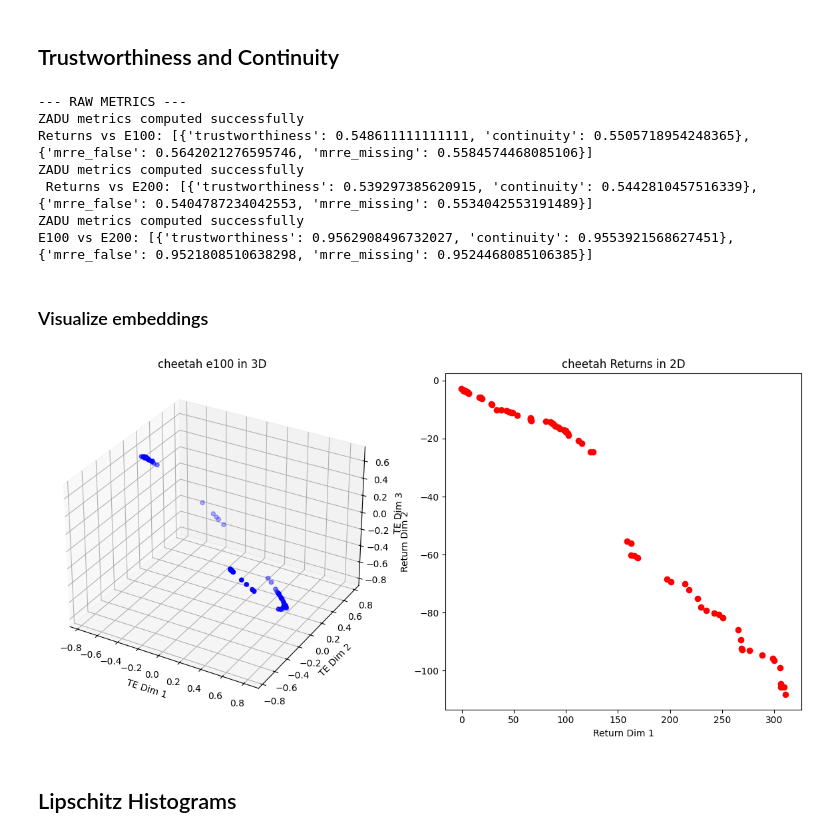
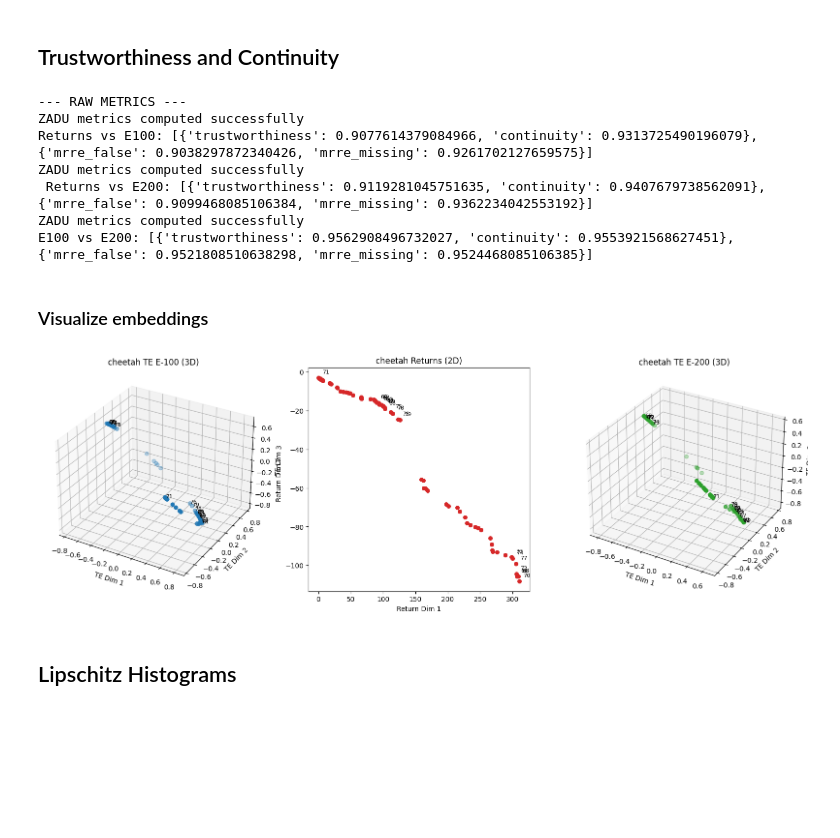
Before and after one commit to ffelten/Behavior-vs-Objective-Space, a Jupyter notebook: analysis_cheetah.ipynb, the cells around one changed output. Cells and saved outputs as stored; diff of their text form; code cells hidden in the pictures; blank space fills up the shorter version.

Commit message:
updated cheetah analysis

```diff
--- a/analysis_cheetah.ipynb
+++ b/analysis_cheetah.ipynb
@@ -14,7 +14,7 @@ import os
 # %%
 #get trajectories for morld from json files
 #only if they end with .json
-returns = get_pareto_front("trajectories/morld/mo-halfcheetah-v4_100steps")
+returns = get_pareto_front("trajectories/morld/mo-halfcheetah-v4_100steps", pareto_size=80)
 all_t_emb_e200 = []
 path=f'trajectories/morld/mo-halfcheetah-v4_100steps/mo-halfcheetah-v4_100steps_3D_l2_embeddings_e200_ts100.json'
 with open(path, "r") as f:
@@ -47,37 +67,66 @@ print("E100 vs E200:", compute_zadu_metrics(all_t_emb_e100, all_t_emb_e200))
 # %% [output]
 --- RAW METRICS ---
 ZADU metrics computed successfully
-Returns vs E100: [{'trustworthiness': 0.548611111111111, 'continuity': 0.5505718954248365}, {'mrre_false': 0.5642021276595746, 'mrre_missing': 0.5584574468085106}]
+Returns vs E100: [{'trustworthiness': 0.9077614379084966, 'continuity': 0.9313725490196079}, {'mrre_false': 0.9038297872340426, 'mrre_missing': 0.9261702127659575}]
 ZADU metrics computed successfully
- Returns vs E200: [{'trustworthiness': 0.539297385620915, 'continuity': 0.5442810457516339}, {'mrre_false': 0.5404787234042553, 'mrre_missing': 0.5534042553191489}]
+ Returns vs E200: [{'trustworthiness': 0.9119281045751635, 'continuity': 0.9407679738562091}, {'mrre_false': 0.9099468085106384, 'mrre_missing': 0.9362234042553192}]
 ZADU metrics computed successfully
 E100 vs E200: [{'trustworthiness': 0.9562908496732027, 'continuity': 0.9553921568627451}, {'mrre_false': 0.9521808510638298, 'mrre_missing': 0.9524468085106385}]
 # %% [markdown]
 ### Visualize embeddings
 # %%
+# Full visualization: 3D TE (e100), 2D Returns, 3D TE (e200).
+import numpy as np
 import matplotlib.pyplot as plt
 from mpl_toolkits.mplot3d import Axes3D
 
-fig = plt.figure(figsize=(18, 6))
+# ensure arrays
+returns = np.asarray(returns)
+all_t_e100 = np.asarray(all_t_emb_e100)
+all_t_e200 = np.asarray(all_t_emb_e200)
 
-# 3D scatter for transformer embeddings
+# indices to annotate (original indices) — adjust as needed
+start, end = 60, 79
+sel = np.arange(start, end + 1)
+sel = sel[sel < len(returns)]
+
+fig = plt.figure(figsize=(20, 6))
+
+# TE E100 3D (all points)
 ax1 = fig.add_subplot(131, projection='3d')
-ax1.scatter(all_t_emb_e100[:,0], all_t_emb_e100[:,1], all_t_emb_e100[:,2], c='b', marker='o')
-ax1.set_title('cheetah e100 in 3D')
-ax1.set_xlabel('TE Dim 1')
-ax1.set_ylabel('TE Dim 2')
-ax1.set_zlabel('TE Dim 3')
+ax1.scatter(all_t_e100[:, 0], all_t_e100[:, 1], all_t_e100[:, 2], c='tab:blue', s=30)
+ax1.set_title('cheetah TE E-100 (3D)')
+ax1.set_xlabel('TE Dim 1'); ax1.set_ylabel('TE Dim 2'); ax1.set_zlabel('TE Dim 3')
+# annotate only selected indices
+for idx in sel:
+    if idx < len(all_t_e100):
+        x, y, z = all_t_e100[idx]
+        ax1.text(x, y, z, str(int(idx)), fontsize=8, color='k')
 
-# 2D scatter for returns
+# Returns 2D (all points)
 ax2 = fig.add_subplot(132)
-ax2.scatter(returns[:,0], returns[:,1], c='r', marker='o')
-ax2.set_title('cheetah Returns in 2D')
-ax2.set_xlabel('Return Dim 1')
-ax2.set_ylabel('Return Dim 2')
+ax2.scatter(returns[:, 0], returns[:, 1], c='tab:red', s=30)
+ax2.set_title('cheetah Returns (2D)')
+ax2.set_xlabel('Return Dim 1'); ax2.set_ylabel('Return Dim 2')
+# compute small offset based on data span
+if returns.shape[1] >= 2:
+    dx = np.ptp(returns[:, 0]) * 0.02 if np.ptp(returns[:, 0]) > 0 else 0.01
+    dy = np.ptp(returns[:, 1]) * 0.02 if np.ptp(returns[:, 1]) > 0 else 0.01
+else:
+    dx = dy = 0.01
+for idx in sel:
+    if idx < len(returns):
+        x, y = returns[idx, 0], returns[idx, 1]
+        ax2.text(x + dx, y + dy, str(int(idx)), fontsize=8, color='k')
 
-
-plt.tight_layout()
-
-plt.show()
+# TE E200 3D (all points)
+ax3 = fig.add_subplot(133, projection='3d')
+ax3.scatter(all_t_e200[:, 0], all_t_e200[:, 1], all_t_e200[:, 2], c='tab:green', s=30)
+ax3.set_title('cheetah TE E-200 (3D)')
+ax3.set_xlabel('TE Dim 1'); ax3.set_ylabel('TE Dim 2'); ax3.set_zlabel('TE Dim 3')
+for idx in sel:
+    if idx < len(all_t_e200):
+        x, y, z = all_t_e200[idx]
+        ax3.text(x, y, z, str(int(idx)), fontsize=8, color='k')
 # %% [output]
-[figure, old version]
+[figure, new version]
```
Also changed, not shown: parts of 3 cells of this notebook.
